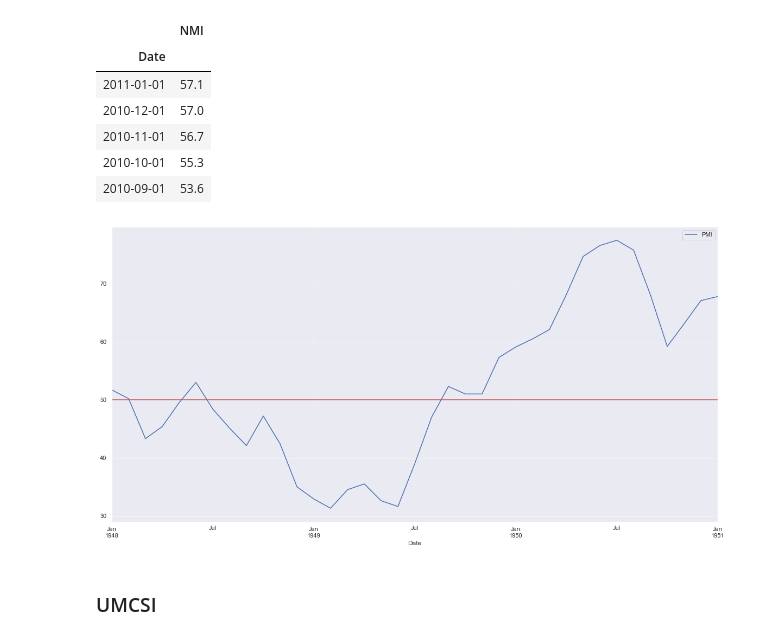
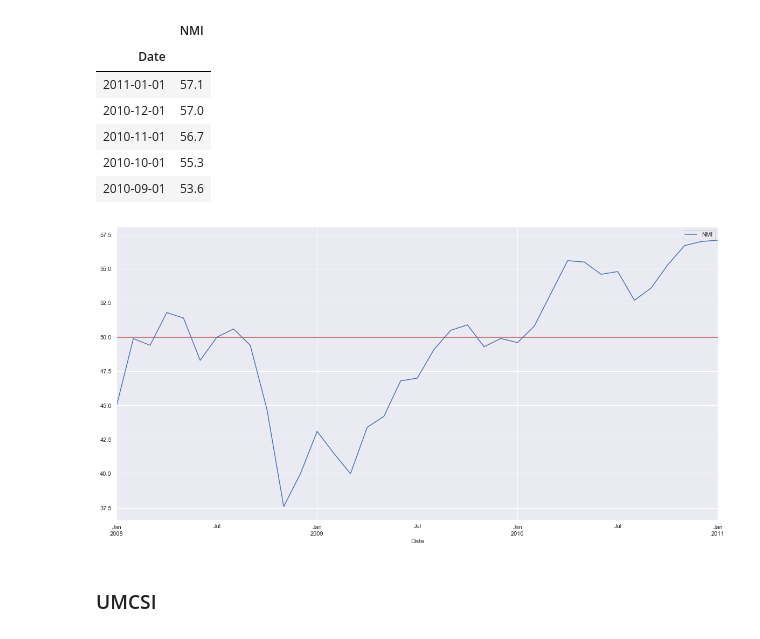
Before and after one commit to thomask18/Finance, a Jupyter notebook: Portfolio Management Notebook.ipynb, the cells around one changed output. Drawn from its saved outputs; the diff is of its cells as text; code cells hidden in the pictures.

```diff
--- a/Portfolio Management Notebook.ipynb
+++ b/Portfolio Management Notebook.ipynb
@@ -67,10 +67,10 @@ df_NMI.head()
 | 2010-10-01 | 55.3 |
 | 2010-09-01 | 53.6 |
 # %%
-df_PMI.plot(figsize=(20, 10))
+df_NMI.plot(figsize=(20, 10))
 plt.axhline(50, color="r");
 # %% [output]
-[figure, old version]
+[figure, new version]
 # %% [markdown]
 ### UMCSI
 # %%
```
Also changed, not shown: parts of 6 cells of this notebook.
